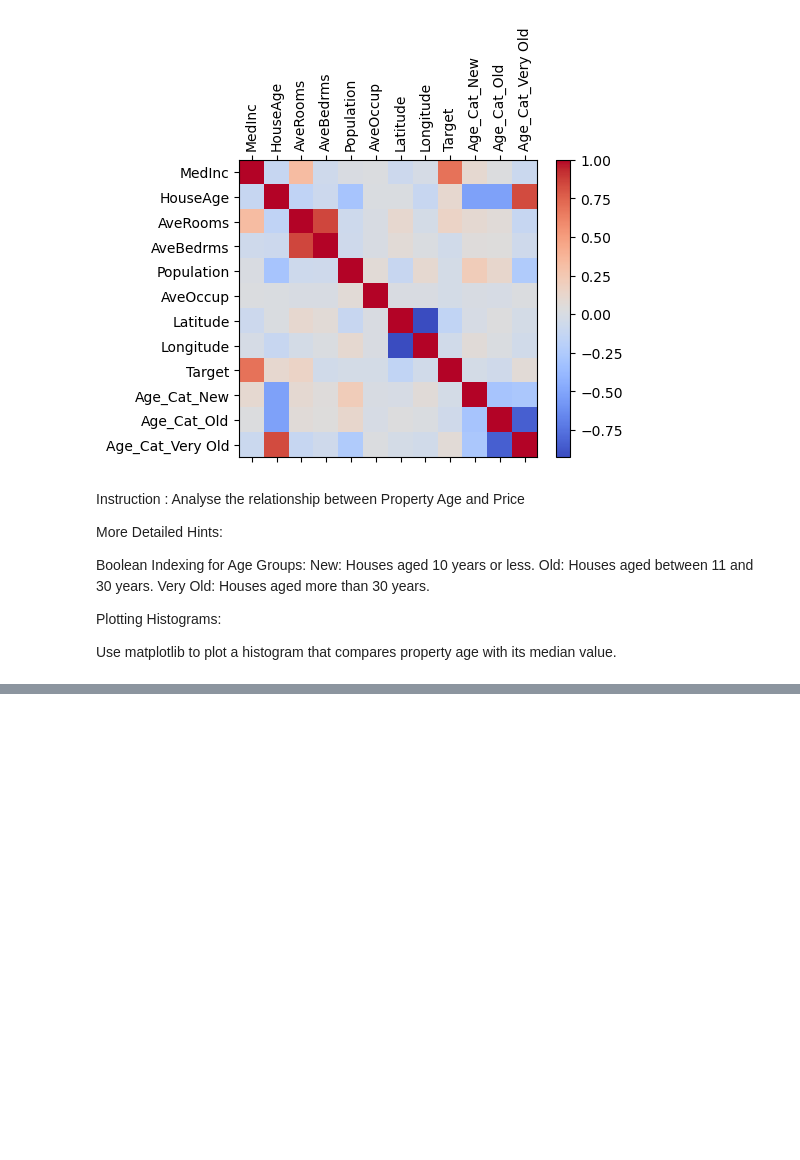
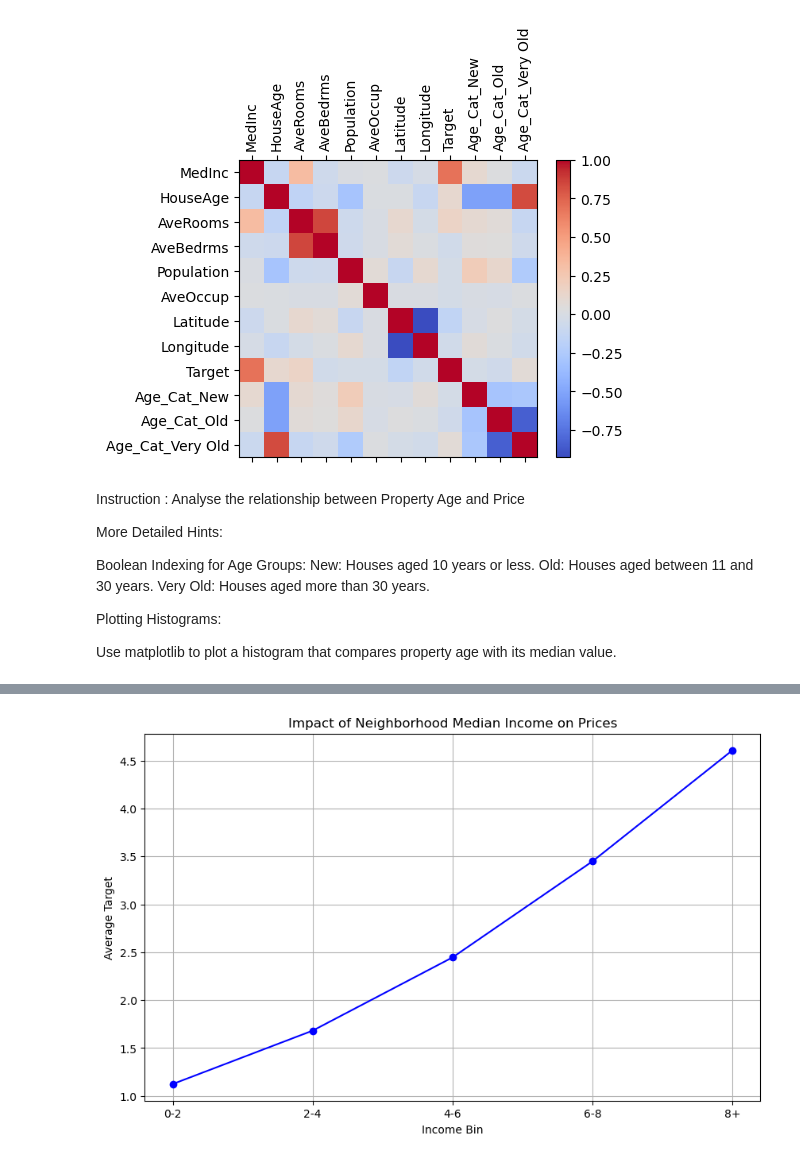
Before and after one commit to VarvaraKorableva/DI-BOOTCAMP_TTA8, a Jupyter notebook: week5/day4/CaliforniaHousing/CaliforniaHousing.ipynb, the cells around one changed output, grey strips where cells are left out. Drawn from its saved outputs; the diff is of its cells as text; code cells hidden in the pictures; blank space fills up the shorter version.

```diff
--- a/week5/day4/CaliforniaHousing/CaliforniaHousing.ipynb
+++ b/week5/day4/CaliforniaHousing/CaliforniaHousing.ipynb
@@ -112,0 +138,17 @@ plt.show()
+# %%
+bin_edges = [0, 2, 4, 6, 8, 100]
+bin_labels = ['0-2', '2-4', '4-6', '6-8', '8+']
+
+df['IncomeBin'] = pd.cut(df['MedInc'], bins=bin_edges, labels=bin_labels)
+# %%
+grouped_data = df.groupby('IncomeBin', observed=True)['Target'].mean()
+# %%
+plt.figure(figsize=(10, 6))
+plt.plot(grouped_data, marker='o', linestyle='-', color='b')
+plt.title('Impact of Neighborhood Median Income on Prices')
+plt.xlabel('Income Bin')
+plt.ylabel('Average Target')
+plt.grid(True)
+plt.show()
+# %% [output]
+[figure, added]
```
Also changed, not shown: parts of 3 cells of this notebook, 2 other files.
